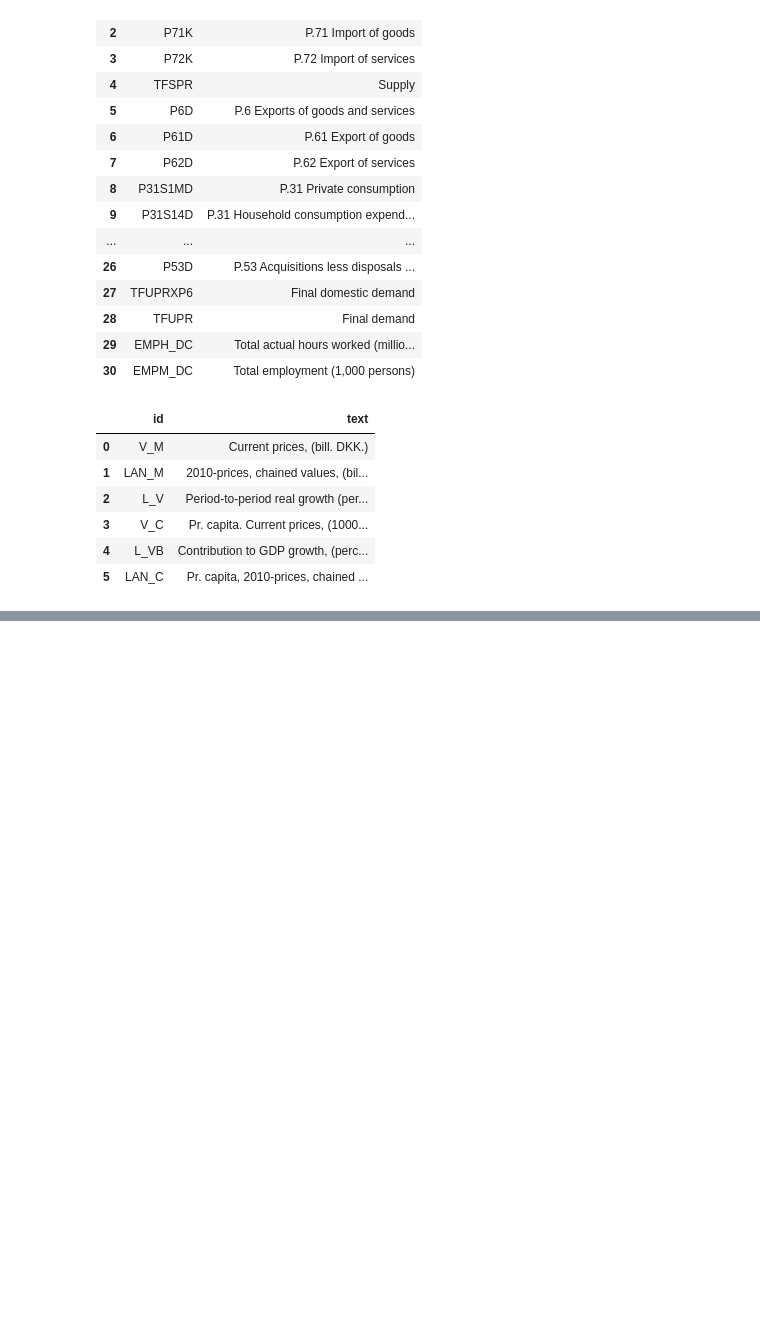
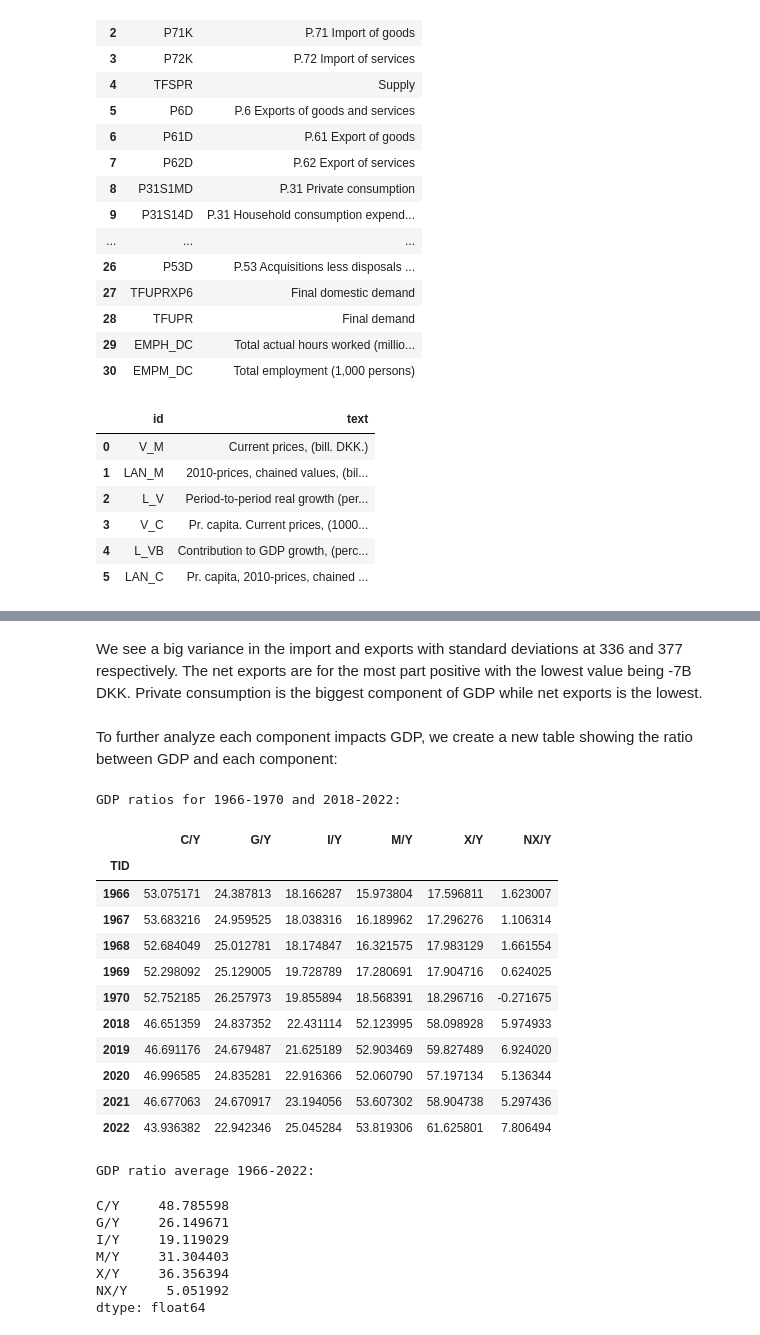
Before and after one commit to NumEconCopenhagen/projects-2023-tgr401, a Jupyter notebook: dataproject/Final_dataproject.ipynb, the cells around one changed output, grey strips where cells are left out. Saved outputs shown, nothing was run; the diff lists cells and outputs as text; code cells hidden in the pictures; blank space fills up the shorter version.

```diff
--- a/dataproject/Final_dataproject.ipynb
+++ b/dataproject/Final_dataproject.ipynb
@@ -181,0 +125,9 @@ df
+# %%
+#Load the dataset again from the
+dkdata = pd.read_csv('nan1_api.csv')
+del dkdata['PRISENHED']
+#Create a table
+dkbal = dkdata.groupby(['TID', 'TRANSAKT'])['INDHOLD'].mean().unstack(fill_value=0)
+#Create net export variable
+dkbal['NX']=dkbal.X-dkbal.M
+dkbal.tail(5)
@@ -181,0 +158,39 @@ df
+# %% [markdown]
+We see a big variance in the import and exports with standard deviations at 336 and 377 respectively. The net exports are for the most part positive with the lowest value being -7B DKK.
+Private consumption is the biggest component of GDP while net exports is the lowest.
+# %% [markdown]
+To further analyze each component impacts GDP, we create a new table showing the ratio between GDP and each component:
+# %%
+#create a new empty dataframe
+GDP_ratio=pd.DataFrame()
+components = ['C','G','I','M','X','NX']
+#Calculates all GDP ratios over time for each component
+for TRANSAKT in components:
+    GDP_ratio[f'{TRANSAKT}/Y'] = dkbal[TRANSAKT]/dkbal['Y']*100
+
+print('GDP ratios for 1966-1970 and 2018-2022:')
+display(pd.concat([GDP_ratio.head(5),GDP_ratio.tail(5)]))
+print('GDP ratio average 1966-2022:')
+display(GDP_ratio.mean())
+# %% [output]
+GDP ratios for 1966-1970 and 2018-2022:
+|  | C/Y | G/Y | I/Y | M/Y | X/Y | NX/Y |
+| TID |  |  |  |  |  |  |
+| 1966 | 53.075171 | 24.387813 | 18.166287 | 15.973804 | 17.596811 | 1.623007 |
+| 1967 | 53.683216 | 24.959525 | 18.038316 | 16.189962 | 17.296276 | 1.106314 |
+| 1968 | 52.684049 | 25.012781 | 18.174847 | 16.321575 | 17.983129 | 1.661554 |
+| 1969 | 52.298092 | 25.129005 | 19.728789 | 17.280691 | 17.904716 | 0.624025 |
+| 1970 | 52.752185 | 26.257973 | 19.855894 | 18.568391 | 18.296716 | -0.271675 |
+| 2018 | 46.651359 | 24.837352 | 22.431114 | 52.123995 | 58.098928 | 5.974933 |
+| 2019 | 46.691176 | 24.679487 | 21.625189 | 52.903469 | 59.827489 | 6.924020 |
+| 2020 | 46.996585 | 24.835281 | 22.916366 | 52.060790 | 57.197134 | 5.136344 |
+| 2021 | 46.677063 | 24.670917 | 23.194056 | 53.607302 | 58.904738 | 5.297436 |
+| 2022 | 43.936382 | 22.942346 | 25.045284 | 53.819306 | 61.625801 | 7.806494 |
+GDP ratio average 1966-2022:
+C/Y     48.785598
+G/Y     26.149671
+I/Y     19.119029
+M/Y     31.304403
+X/Y     36.356394
+NX/Y     5.051992
+dtype: float64
```
Also changed, not shown: parts of 34 cells of this notebook, 3 other files.
